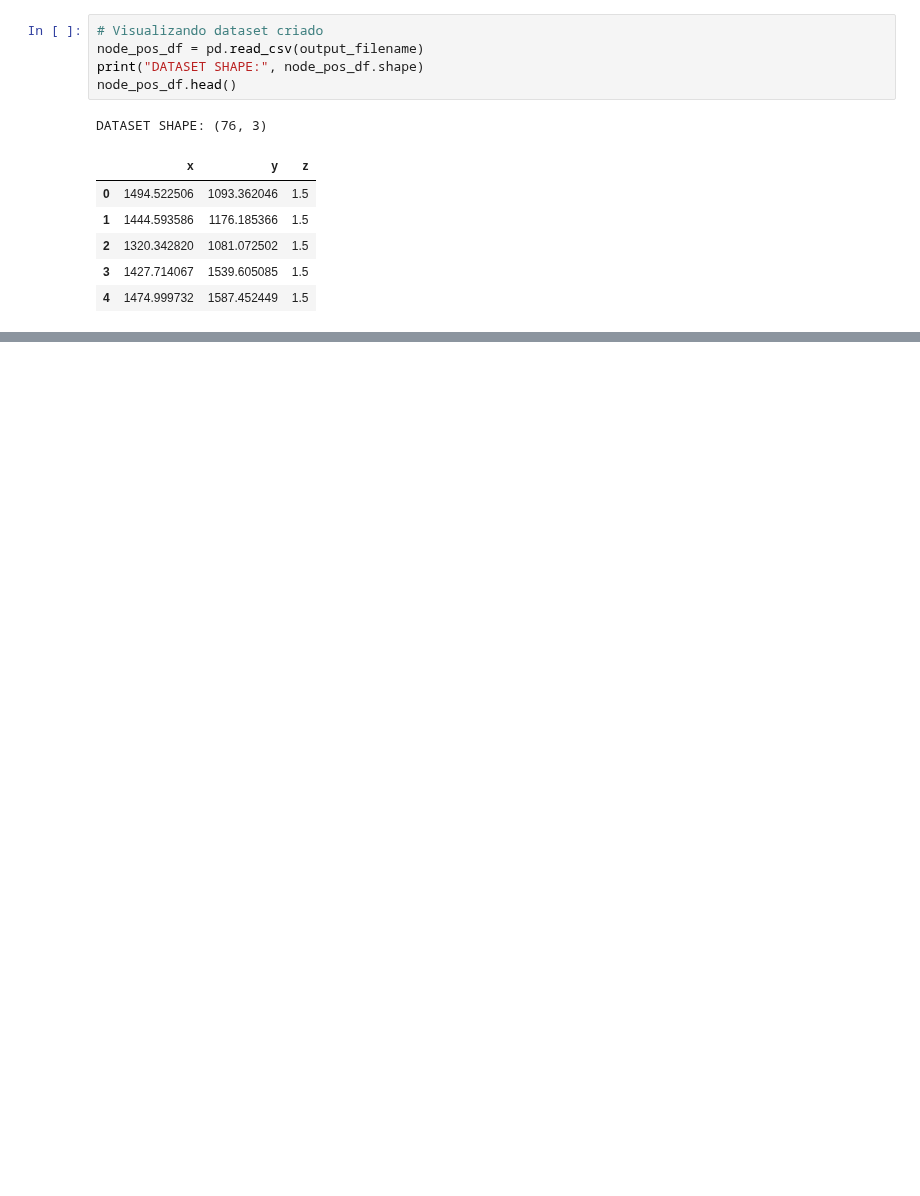
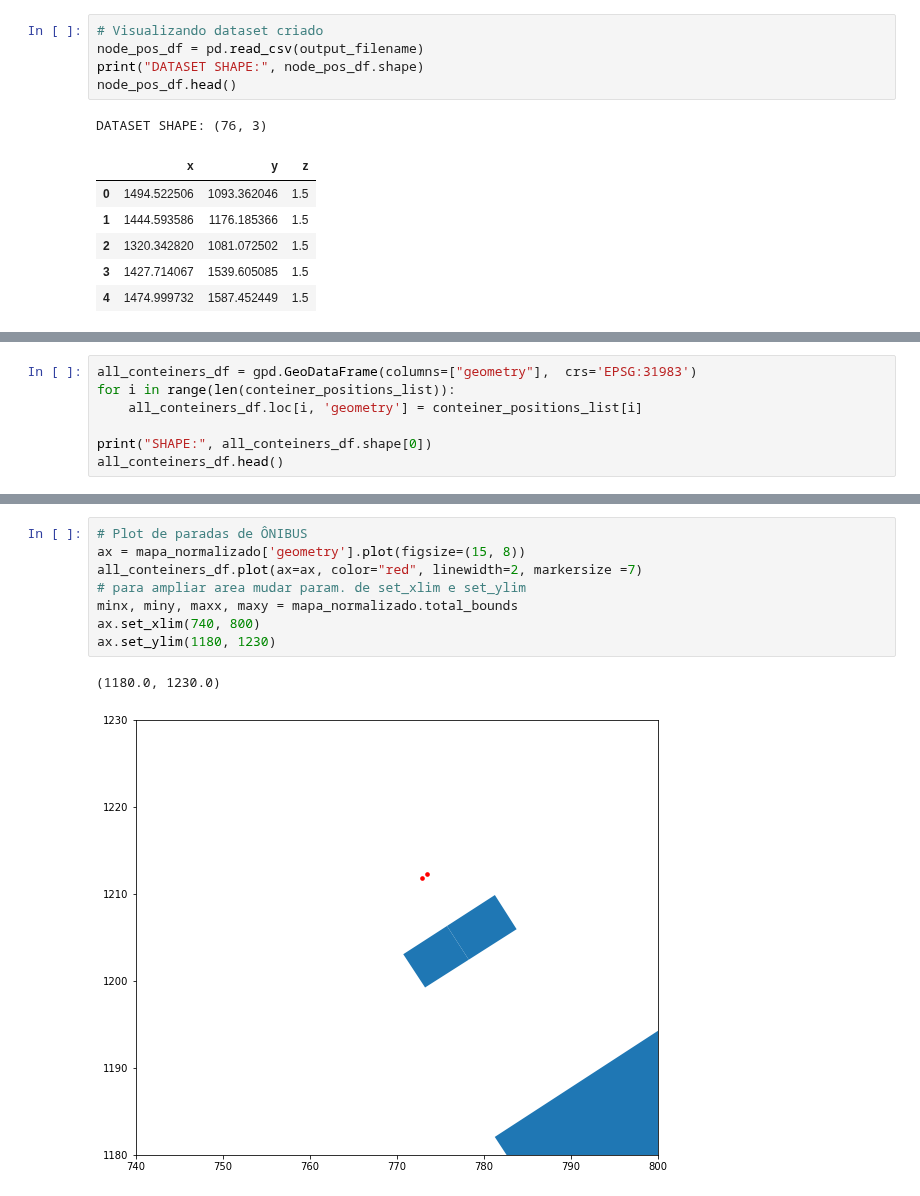
Before and after one commit to wasp-lahis/ns3-bmap, a Jupyter notebook: NS3/lorawan-metricas-exp/create-dataset-inputs-to-ns3.ipynb, the cells around one changed output, grey strips where cells are left out. Drawn from its saved outputs; the diff is of its cells as text; blank space fills up the shorter version.

```diff
--- a/NS3/lorawan-metricas-exp/create-dataset-inputs-to-ns3.ipynb
+++ b/NS3/lorawan-metricas-exp/create-dataset-inputs-to-ns3.ipynb
@@ -766,0 +804,7 @@ DATASET SHAPE: (76, 3)
+# %%
+all_conteiners_df = gpd.GeoDataFrame(columns=["geometry"],  crs='EPSG:31983')
+for i in range(len(conteiner_positions_list)):
+    all_conteiners_df.loc[i, 'geometry'] = conteiner_positions_list[i]
+
+print("SHAPE:", all_conteiners_df.shape[0])
+all_conteiners_df.head()
@@ -766,0 +819,11 @@ DATASET SHAPE: (76, 3)
+# %%
+# Plot de paradas de ÔNIBUS
+ax = mapa_normalizado['geometry'].plot(figsize=(15, 8))
+all_conteiners_df.plot(ax=ax, color="red", linewidth=2, markersize =7)
+# para ampliar area mudar param. de set_xlim e set_ylim
+minx, miny, maxx, maxy = mapa_normalizado.total_bounds
+ax.set_xlim(740, 800)
+ax.set_ylim(1180, 1230)
+# %% [output]
+(1180.0, 1230.0)
+[figure, added]
```
Also changed, not shown: parts of 13 cells of this notebook, 3 other files.
